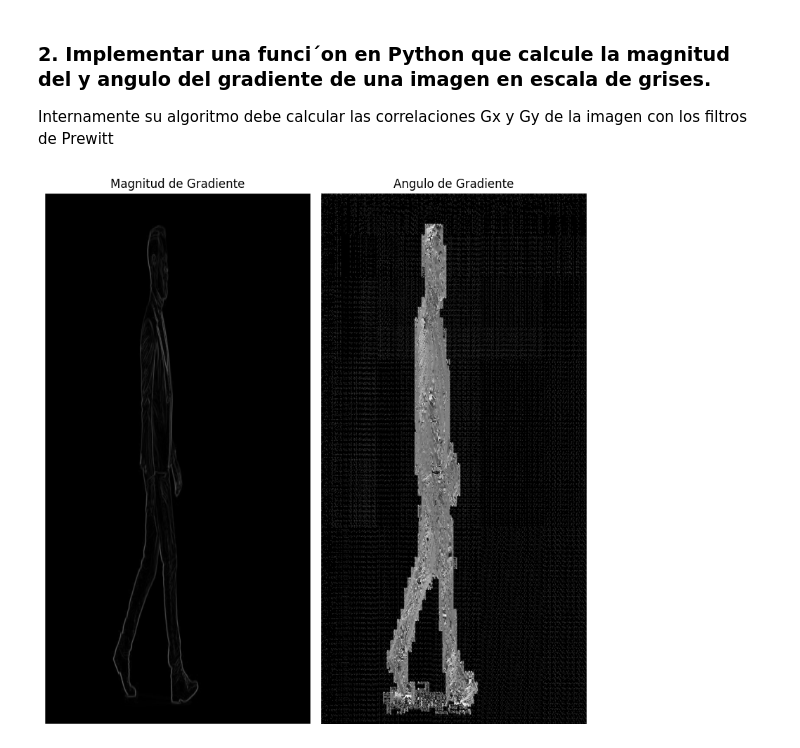
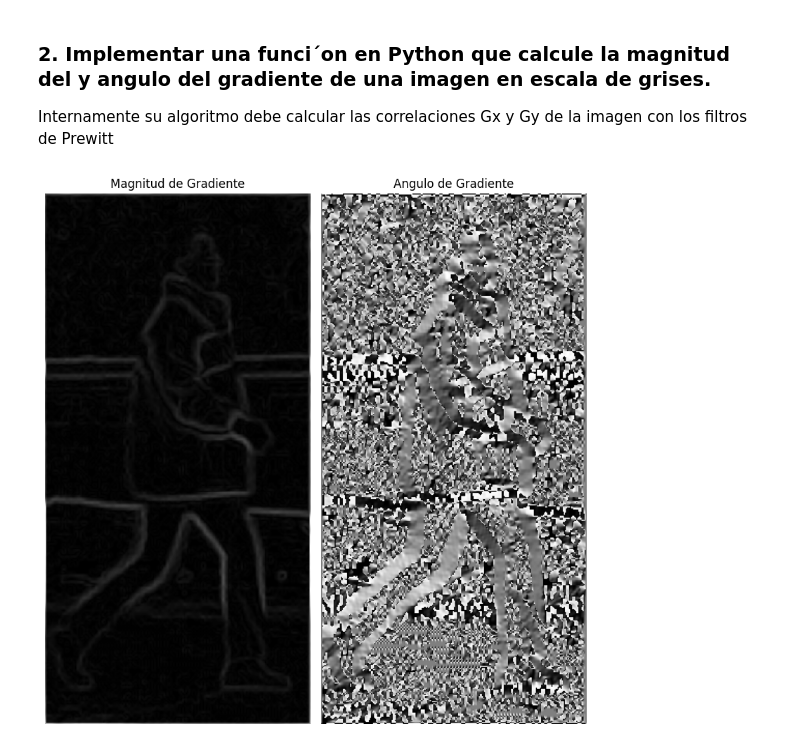
Before and after one commit to Diego-CB/Lab2-VC, a Jupyter notebook: Lab02.ipynb, the cells around one changed output. Cells and saved outputs as stored; diff of their text form; code cells hidden in the pictures.

```diff
--- a/Lab02.ipynb
+++ b/Lab02.ipynb
@@ -16,7 +16,7 @@ def read_img(filepath):
     img = plt.imread(data)
     return img
 
-img = read_img('./walking.jpg')
+img = read_img('./person.png')
 plt.imshow(img)
 # %% [output]
 <matplotlib.image.AxesImage at 0x...>
@@ -31,13 +31,14 @@ def parte1(img, k):
         raise Exception('K must be >= 1')
 
     # grayscale
-    gray_img = ski.color.rgb2gray(img)
+    # gray_img = ski.color.rgb2gray(img)
+    gray_img = cv.cvtColor(img, cv.COLOR_BGR2GRAY)
 
     # resize
     resized_img = ski.transform.resize(gray_img, (128 * k, 64 * k))
     return resized_img
 
-resized = parte1(img, 20)
-plt.imshow(resized)
+resized = parte1(img, 4)
+plt.imshow(resized, cmap='gray')
 # %% [output]
 <matplotlib.image.AxesImage at 0x...>
@@ -72,34 +73,33 @@ def apply_filter(I, filter):
 
     return result
 
-def gradient_magnitude_and_angle(image, useNative=False):
-
+def gradient_magnitude_and_angle(image):
     Gx = apply_filter(image, prewittX)
     Gy = apply_filter(image, prewittY)
 
     # Magnitud
     magnitude = np.sqrt(np.square(Gx) + np.square(Gy))
 
     # Angulo
     angle = np.arctan2(-Gy, Gx) * 180 / np.pi
     angle %= 180
 
     return magnitude, angle
 
-magnitude, angle = gradient_magnitude_and_angle(resized, useNative=True)
+magnitude, angle = gradient_magnitude_and_angle(resized)
 
 fig, axes = plt.subplots(1, 2, figsize=(8, 8), sharex=True, sharey=True)
 ax = axes.ravel()
 
 ax[0].imshow(magnitude, cmap='gray')
 ax[0].set_title('Magnitud de Gradiente')
 ax[0].axis('off')
 
 ax[1].imshow(angle, cmap='gray')
 ax[1].set_title('Angulo de Gradiente')
 ax[1].axis('off')
 
 fig.tight_layout()
 plt.show()
 # %% [output]
-[figure, old version]
+[figure, new version]
```
Also changed, not shown: parts of 11 cells of this notebook, 2 other files.
